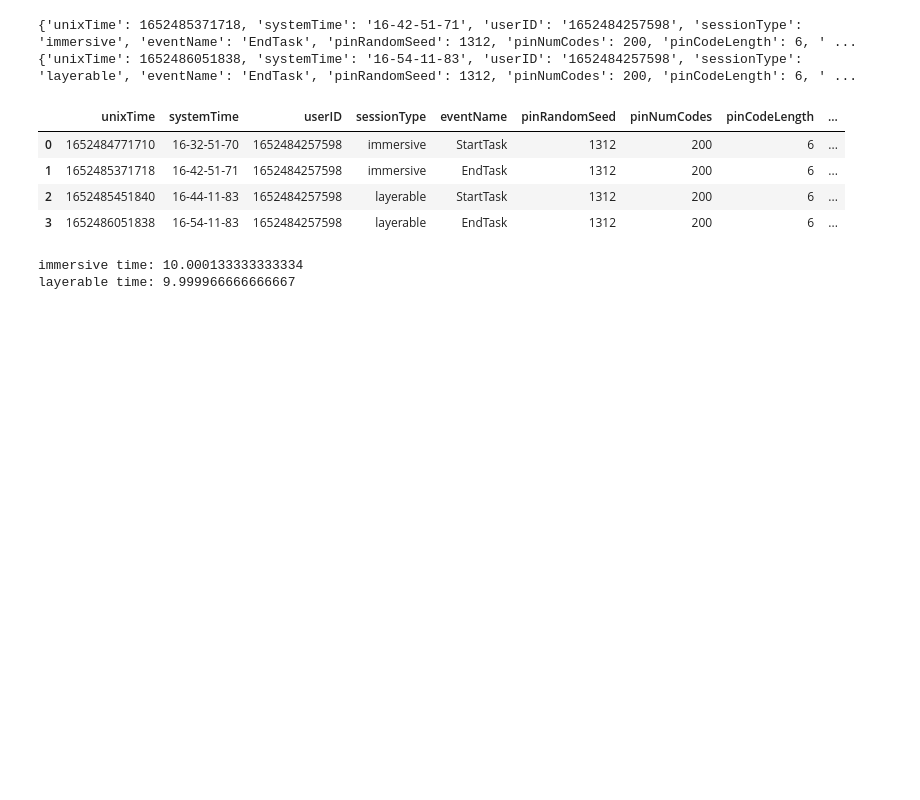
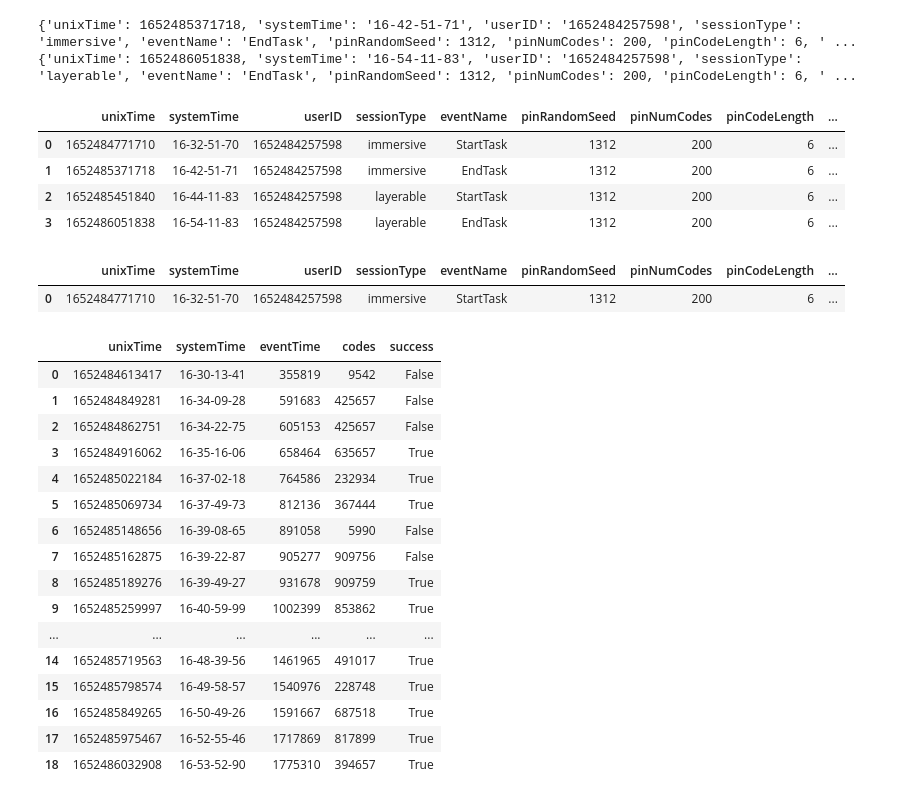
Before and after one commit to b-huynh/PersonalAR, a Jupyter notebook: DataCollection/DCParser.ipynb, the cells around one changed output. Drawn from its saved outputs; the diff is of its cells as text; code cells hidden in the pictures; blank space fills up the shorter version.

Commit message:
Data Collection verification script

```diff
--- a/DataCollection/DCParser.ipynb
+++ b/DataCollection/DCParser.ipynb
@@ -95,19 +207,3 @@ experimentsDf
 | 1 | 1652485371718 | 16-42-51-71 | 1652484257598 | immersive | EndTask | 1312 | 200 | 6 | ... |
 | 2 | 1652485451840 | 16-44-11-83 | 1652484257598 | layerable | StartTask | 1312 | 200 | 6 | ... |
 | 3 | 1652486051838 | 16-54-11-83 | 1652484257598 | layerable | EndTask | 1312 | 200 | 6 | ... |
-# %%
-#check experiment events
-immersiveStartTime = experimentsDf.loc[(experimentsDf['sessionType'] == 'immersive') & (experimentsDf['eventName'] == 'StartTask')]['unixTime'].to_numpy()[0]
-immersiveEndTime = experimentsDf.loc[(experimentsDf['sessionType'] == 'immersive') & (experimentsDf['eventName'] == 'EndTask')]['unixTime'].to_numpy()[0]
-
-layerableStartTime = experimentsDf.loc[(experimentsDf['sessionType'] == 'layerable') & (experimentsDf['eventName'] == 'StartTask')]['unixTime'].to_numpy()[0]
-layerableEndTime = experimentsDf.loc[(experimentsDf['sessionType'] == 'layerable') & (experimentsDf['eventName'] == 'EndTask')]['unixTime'].to_numpy()[0]
-
-# layerableCodeEntryEvents = codeEntryEvents.loc[(codeEntryEvents['unixTime'] > layerableStartTime) & (codeEntryEvents['unixTime'] < layerableEndTime)]
-# layerableCodeEntryEvents
-
-print("immersive time: " + str((immersiveEndTime - immersiveStartTime) / 1000 / 60))
-print("layerable time: " + str((layerableEndTime - layerableStartTime) / 1000 / 60))
-# %% [output]
-immersive time: 10.000133333333334
-layerable time: 9.999966666666667
@@ -113,0 +231,30 @@ layerable time: 9.999966666666667
+# %%
+immersiveStartTimes = experimentsDf.loc[(experimentsDf['sessionType'] == 'immersive') & (experimentsDf['eventName'] == 'StartTask')]
+immersiveStartTimes
+# %% [output]
+|  | unixTime | systemTime | userID | sessionType | eventName | pinRandomSeed | pinNumCodes | pinCodeLength | ... |
+| 0 | 1652484771710 | 16-32-51-70 | 1652484257598 | immersive | StartTask | 1312 | 200 | 6 | ... |
+# %%
+codesEvents
+codesUnpacked = list(itertools.chain(*codesEvents))
+
+codesDf = pandas.DataFrame(codesUnpacked)
+codesDf
+# %% [output]
+|  | unixTime | systemTime | eventTime | codes | success |
+| 0 | 1652484613417 | 16-30-13-41 | 355819 | 9542 | False |
+| 1 | 1652484849281 | 16-34-09-28 | 591683 | 425657 | False |
+| 2 | 1652484862751 | 16-34-22-75 | 605153 | 425657 | False |
+| 3 | 1652484916062 | 16-35-16-06 | 658464 | 635657 | True |
+| 4 | 1652485022184 | 16-37-02-18 | 764586 | 232934 | True |
+| 5 | 1652485069734 | 16-37-49-73 | 812136 | 367444 | True |
+| 6 | 1652485148656 | 16-39-08-65 | 891058 | 5990 | False |
+| 7 | 1652485162875 | 16-39-22-87 | 905277 | 909756 | False |
+| 8 | 1652485189276 | 16-39-49-27 | 931678 | 909759 | True |
+| 9 | 1652485259997 | 16-40-59-99 | 1002399 | 853862 | True |
+| ... | ... | ... | ... | ... | ... |
+| 14 | 1652485719563 | 16-48-39-56 | 1461965 | 491017 | True |
+| 15 | 1652485798574 | 16-49-58-57 | 1540976 | 228748 | True |
+| 16 | 1652485849265 | 16-50-49-26 | 1591667 | 687518 | True |
+| 17 | 1652485975467 | 16-52-55-46 | 1717869 | 817899 | True |
+| 18 | 1652486032908 | 16-53-52-90 | 1775310 | 394657 | True |
```
Also changed, not shown: parts of 20 cells of this notebook, 1 other file.
